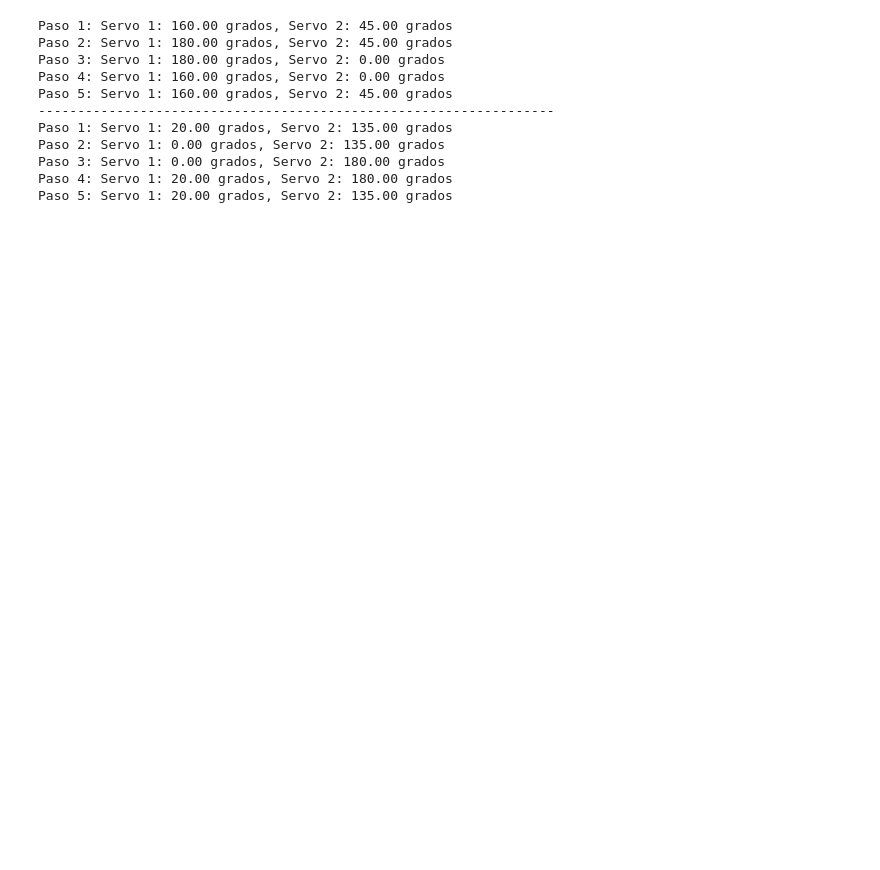
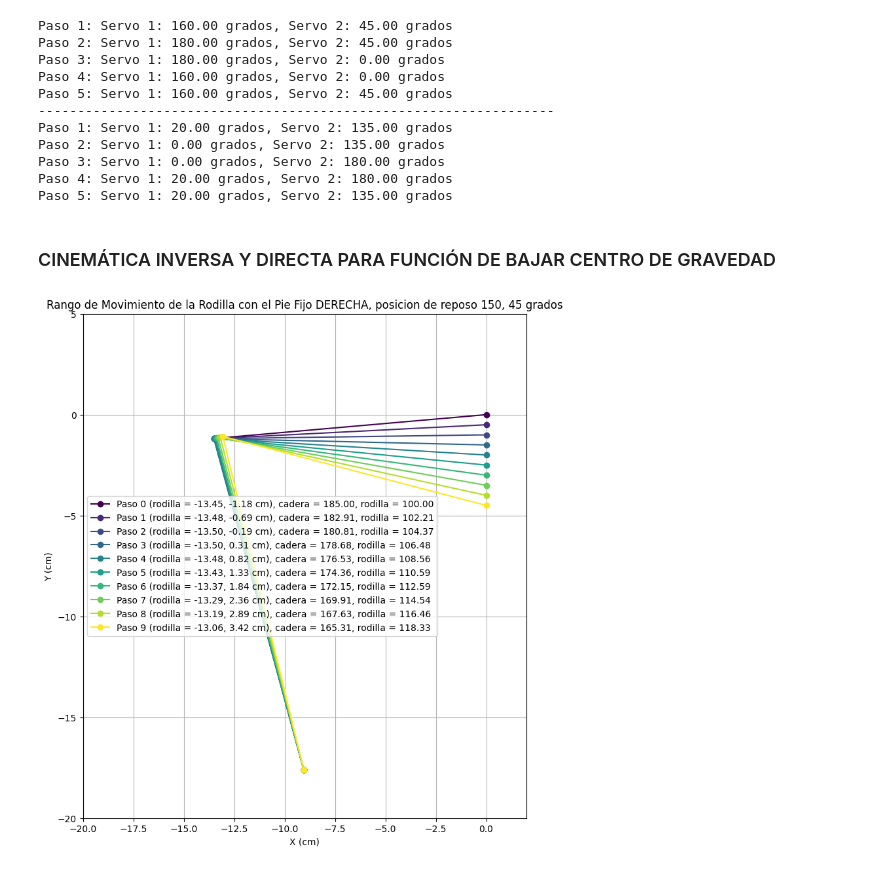
Before and after one commit to 1600215/RLP-VoxCan, a Jupyter notebook: motion/motion.ipynb, the cells around one changed output. Saved outputs shown, nothing was run; the diff lists cells and outputs as text; code cells hidden in the pictures; blank space fills up the shorter version.

```diff
--- a/motion/motion.ipynb
+++ b/motion/motion.ipynb
@@ -160,6 +304,8 @@ Paso 2: Servo 1: 0.00 grados, Servo 2: 135.00 grados
 Paso 3: Servo 1: 0.00 grados, Servo 2: 180.00 grados
 Paso 4: Servo 1: 20.00 grados, Servo 2: 180.00 grados
 Paso 5: Servo 1: 20.00 grados, Servo 2: 135.00 grados
+# %% [markdown]
+### CINEMÁTICA INVERSA Y DIRECTA PARA FUNCIÓN DE BAJAR CENTRO DE GRAVEDAD
 # %%
 def cinemática_directa(theta1, theta2):
     """
@@ -186,4 +332,52 @@ def cinemática_inversa(x_pie, y_pie, y_hip_new):
 
 
     return theta1, theta2
+# %%
+theta1_inicial = map_servo_to_angle(DERECHA_SUPERIOR, 150, calibrations)
+theta2_inicial = map_servo_to_angle(DERECHA_INFERIOR, 45, calibrations)
+
+desplazamiento_vertical = -0.5  # bajar 1 cm
+pasos = 9
+
+_, (x_pie, y_pie) = cinemática_directa(theta1_inicial, theta2_inicial)
+
+fig, ax = plt.subplots(figsize=(10, 10))
+
+# Colores para los diferentes pasos
+colors = plt.cm.viridis(np.linspace(0, 1, pasos+1))
+
+# Lista para almacenar la posición de la rodilla en cada paso
+posiciones_rodilla = []
+
+# Visualizar el rango de movimiento de la rodilla para cada posición de la cadera
+for i in range(pasos + 1):
+    y_hip_new = i * desplazamiento_vertical
+
+    # Calcular los nuevos ángulos para mantener la posición del pie constante
+    theta1_new, theta2_new = cinemática_inversa(x_pie, y_pie, y_hip_new)
+    theta2_new = np.abs(theta2_new)
+
+    if theta1_new < 0:
+        theta1_new += 360
+
+    (rodilla_x, rodilla_y), _ = cinemática_directa(theta1_new, theta2_new)
+
+    # Visualizar la posición ajustada
+    ax.plot([0, rodilla_x, x_pie], [y_hip_new, rodilla_y + y_hip_new, y_pie], 'o-', color=colors[i], label=f'Paso {i} (rodilla = {rodilla_x:.2f}, {rodilla_y:.2f} cm), cadera = {theta1_new:.2f}, rodilla = {theta2_new:.2f}')
+    posiciones_rodilla.append((rodilla_x, rodilla_y))
+
+# Configurar el gráfico
+ax.set_xlabel('X (cm)')
+ax.set_ylabel('Y (cm)')
+ax.set_title(f'Rango de Movimiento de la Rodilla con el Pie Fijo DERECHA, posicion de reposo 150, 45 grados')
+ax.grid(True)
+ax.set_xlim(-20, 2)
+ax.set_ylim(-20, 5)
+ax.set_aspect('equal', adjustable='box')
+
+
+ax.legend()
+plt.show()
+# %% [output]
+[figure, added]
 # %%
```
Also changed, not shown: parts of 20 cells of this notebook.
